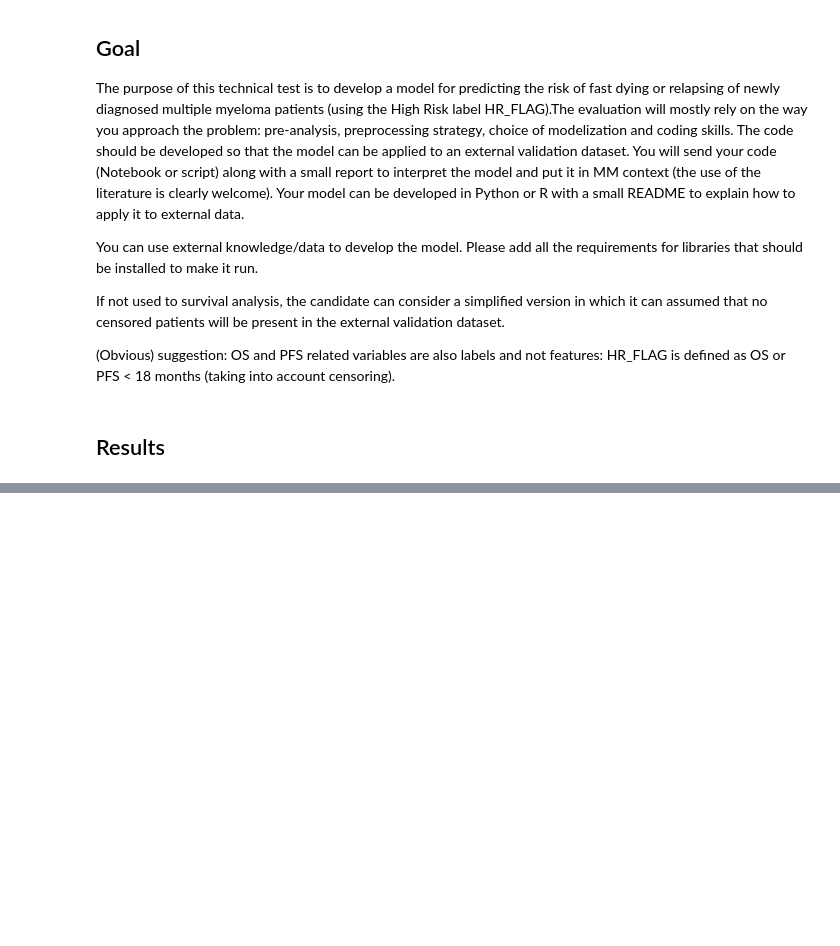
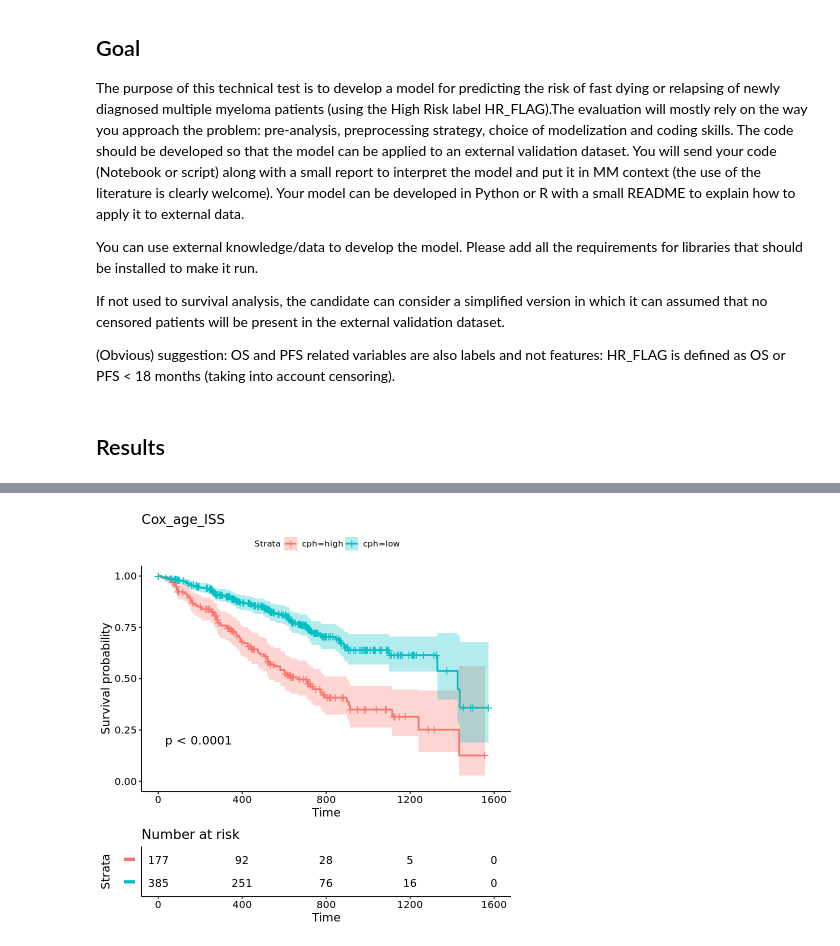
Before and after one commit to katwre/owkin, a Jupyter notebook: Multiple_Myeloma_data_challenge.ipynb, the cells around one changed output, grey strips where cells are left out. Cells and saved outputs as stored; diff of their text form; code cells hidden in the pictures; blank space fills up the shorter version.

```diff
--- a/Multiple_Myeloma_data_challenge.ipynb
+++ b/Multiple_Myeloma_data_challenge.ipynb
@@ -819,4 +278,0 @@ fit.lasso.noclinvar <- glmnet(as.matrix(x_geneexpr), as.matrix(y_annot), family
-# %%
-fit.elasticnet.age.iss <- glmnet(x_geneexpr.age.iss.nona, as.matrix(y_annot.nona), family = "cox", alpha=0.5)
-# %%
-fit.lasso.age.iss <- glmnet(x_geneexpr.age.iss.nona, as.matrix(y_annot.nona), family = "cox", alpha = 1)
@@ -1104,0 +642,92 @@ The integrated area under the curve (iAUC) and balanced accuracy curve (BAC). Wh
+# %%
+membership.pred = function(model, data){
+
+    require(survminer)
+
+    pred <- unname(predict(model, newdata = data, type = "risk"))
+    data_cph <- cbind(data, cph=pred)
+
+    # Calculate a threshold for the Cox proportional hazards model: using the t = 0
+    mt.formula <- as.formula(paste("Surv(time, status)", "~", "cph", sep = " "))
+    mt <- maxstat.test(mt.formula, data=data.frame(data_cph),
+                       smethod="LogRank", pmethod="none")
+    threshold <- as.numeric(mt$estimate)
+
+    data_cph$high.risk <- unlist(apply(data_cph[, c("status", "time")], 1,
+                            function(row) ifelse((row[1] == 1) && (row[2] < 18*(365.25/12)),
+                                                 "high-risk", "low-risk")))
+    data_cph$inferred.high.risk <- data_cph$cph > threshold
+
+    # test significance between actual risks and predicted risks
+    #fisher.test(data_cph$high.risk,
+    #            data_cph$inferred.high.risk)
+
+    # plot boxplots of actual high-risk and predicted
+    #library(ggplot2)
+    #g <- ggplot(data = data_cph, aes(x = high.risk, y = cph))
+    #g <- g + geom_boxplot()
+
+    fit <- survfit(Surv(time, status) ~ cph,
+               data = data_cph)
+
+    dat.cut = surv_cutpoint(
+      data_cph,
+      time = "time",
+      event = "status",
+      c("cph"),
+      minprop = 0.1,
+      progressbar = FALSE
+    )
+    #plot density and the cut off
+    #plot(dat.cut, "cph", palette = "npg")
+
+    surv.cat <- surv_categorize(dat.cut)
+    fit.cph <- survfit(Surv(time, status) ~ cph,
+                       data = surv.cat)
+
+    return(list(model = fit.cph,
+                data.cat = surv.cat))
+
+}
+
+plot.survival = function(myfit, title=""){
+    require(survminer)
+    ggsurvplot(
+       myfit$model,
+       data = myfit$data.cat,
+       risk.table = TRUE,       # show risk table.
+       pval = TRUE,             # show p-value of log-rank test.
+       conf.int = TRUE,         # show confidence intervals for
+                            # point estimaes of survival curves.
+      risk.table.y.text.col = T, # colour risk table text annotations.
+      risk.table.y.text = FALSE, # show bars instead of names in text annotations
+                            # in legend of risk table
+      title=title
+    )
+}
+
+# Baseline Cox model: age + ISS
+fit_baseline_cox = membership.pred(models_baseline_cox[[which.max(metrics_baseline_cox)]],
+                                   input_data_iss_age)
+plot.survival(fit_baseline_cox,
+              "Cox_age_ISS")
+
+# Cox model: age + ISS + expression of PHF19 and MMSE genes
+fit_sugo = membership.pred(models_sugo[[which.max(metrics_sugo)]],
+                           input_data_phf19mmse)
+plot.survival(fit_sugo,
+              "Cox_age_ISS_PHF19_MMSET")
+
+# Cox model: age + ISS + selected gene expressions selected from the LASSO based cox model
+fit_lasso_cox = membership.pred(models_lasso_cox[[which.max(metrics_lasso_cox)]],
+                           input_data_allsel)
+plot.survival(fit_lasso_cox,
+              "Cox_LASSO_age_ISS_all_genes")
+
+# Cox model: age + ISS + selected gene expressions from gene pathways known to be associated with multiple myeloma
+fit_lasso_cox_pathways = membership.pred(models_lasso_cox_pathways[[which.max(metrics_lasso_cox_pathways)]],
+                           input_data_pathways)
+plot.survival(fit_lasso_cox_pathways,
+              "Cox_LASSO_age_ISS_genes_pathways")
+# %% [output]
+[figure, added]
```
Also changed, not shown: parts of 80 cells of this notebook.
